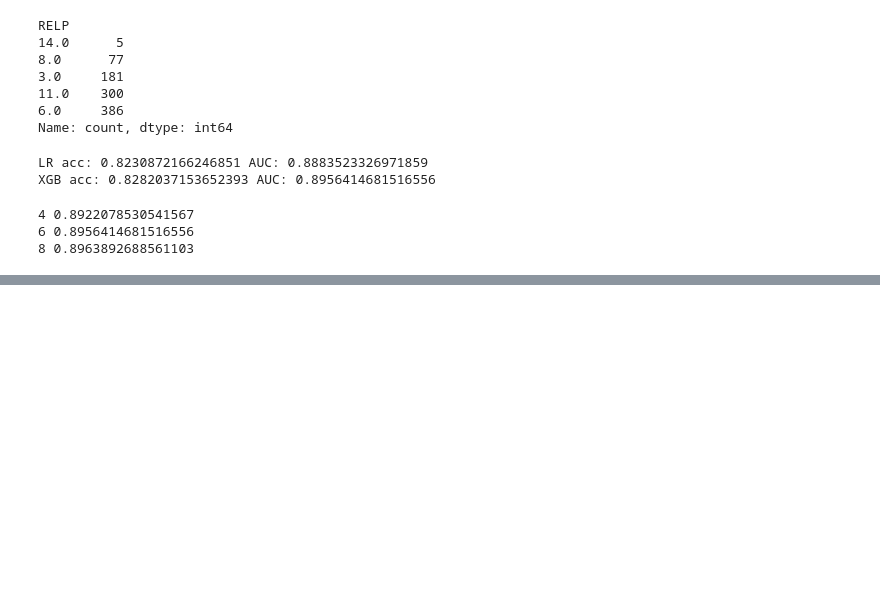
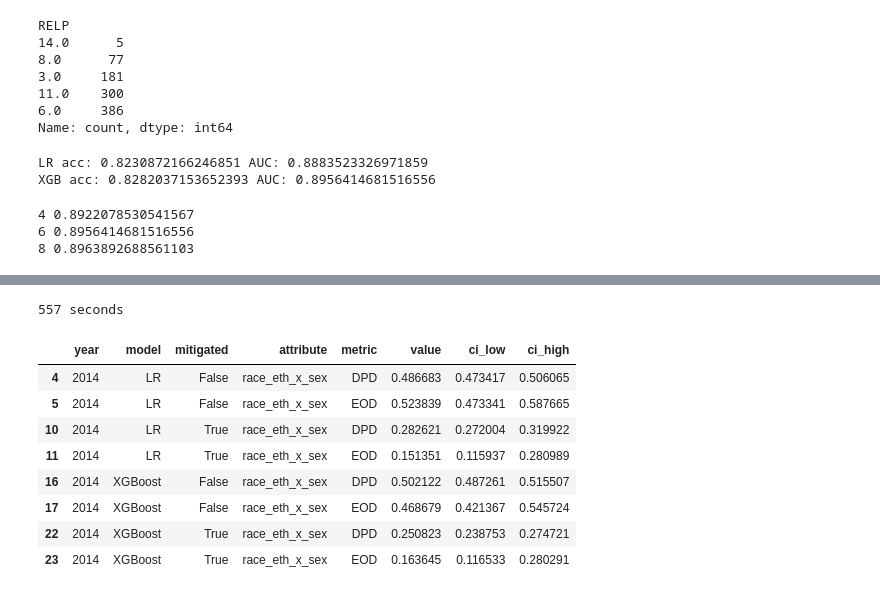
Before and after one commit to Hnhy1806/fairness-over-time, a Jupyter notebook: notebooks/01_baseline.ipynb, the cells around one changed output, grey strips where cells are left out. Drawn from its saved outputs; the diff is of its cells as text; code cells hidden in the pictures; blank space fills up the shorter version.

Commit message:
Phase 1 complete: 4 frozen models, 2014 test baseline with bootstrap CIs

```diff
--- a/notebooks/01_baseline.ipynb
+++ b/notebooks/01_baseline.ipynb
@@ -468,0 +524,10 @@ NH White 1    0.784979
+# %%
+from src.models import load_models, MODEL_INFO
+
+models = load_models()
+print(list(models))
+
+# Sanity check: validation accuracy should match the Step 6 table exactly
+for name, pipe in models.items():
+    acc = accuracy_score(y_val, pipe.predict(X.loc[val_idx]))
+    print(f"{name:15s} {acc:.3f}")
@@ -468,0 +540,19 @@ NH White 1    0.784979
+# %%
+#evaluate on test set
+from src.fairness import evaluate_all
+
+X_test = X.loc[test_idx]
+y_test = y.loc[test_idx, "PINCP"].astype(int)
+meta_test = meta.loc[test_idx]
+
+baseline = evaluate_all(models, X_test, y_test, meta_test, year=2014, model_info=MODEL_INFO)
+print(baseline.shape)
+
+baseline.to_csv(ARTIFACTS_DIR / "results" / "metrics_over_time.csv", index=False)
+
+# Headline view: overall performance + intersectional gaps
+headline = baseline[
+    (baseline["attribute"].isin(["overall", "race_eth_x_sex"]))
+    & (baseline["metric"].isin(["accuracy", "auc", "DPD", "EOD"]))
+]
+display(headline.pivot_table(index=["model", "mitigated"], columns="metric", values="value"))
@@ -468,0 +567,20 @@ NH White 1    0.784979
+# %%
+from src.fairness import bootstrap_all
+
+t = time.time()
+ci_2014 = bootstrap_all(models, X_test, y_test, meta_test, year=2014, model_info=MODEL_INFO)
+print(f"{time.time() - t:.0f} seconds")
+
+ci_2014.to_csv(ARTIFACTS_DIR / "results" / "ci_over_time.csv", index=False)
+display(ci_2014[ci_2014["attribute"] == "race_eth_x_sex"])
+# %% [output]
+557 seconds
+|  | year | model | mitigated | attribute | metric | value | ci_low | ci_high |
+| 4 | 2014 | LR | False | race_eth_x_sex | DPD | 0.486683 | 0.473417 | 0.506065 |
+| 5 | 2014 | LR | False | race_eth_x_sex | EOD | 0.523839 | 0.473341 | 0.587665 |
+| 10 | 2014 | LR | True | race_eth_x_sex | DPD | 0.282621 | 0.272004 | 0.319922 |
+| 11 | 2014 | LR | True | race_eth_x_sex | EOD | 0.151351 | 0.115937 | 0.280989 |
+| 16 | 2014 | XGBoost | False | race_eth_x_sex | DPD | 0.502122 | 0.487261 | 0.515507 |
+| 17 | 2014 | XGBoost | False | race_eth_x_sex | EOD | 0.468679 | 0.421367 | 0.545724 |
+| 22 | 2014 | XGBoost | True | race_eth_x_sex | DPD | 0.250823 | 0.238753 | 0.274721 |
+| 23 | 2014 | XGBoost | True | race_eth_x_sex | EOD | 0.163645 | 0.116533 | 0.280291 |
```
Also changed, not shown: parts of 26 cells of this notebook, 8 other files.
